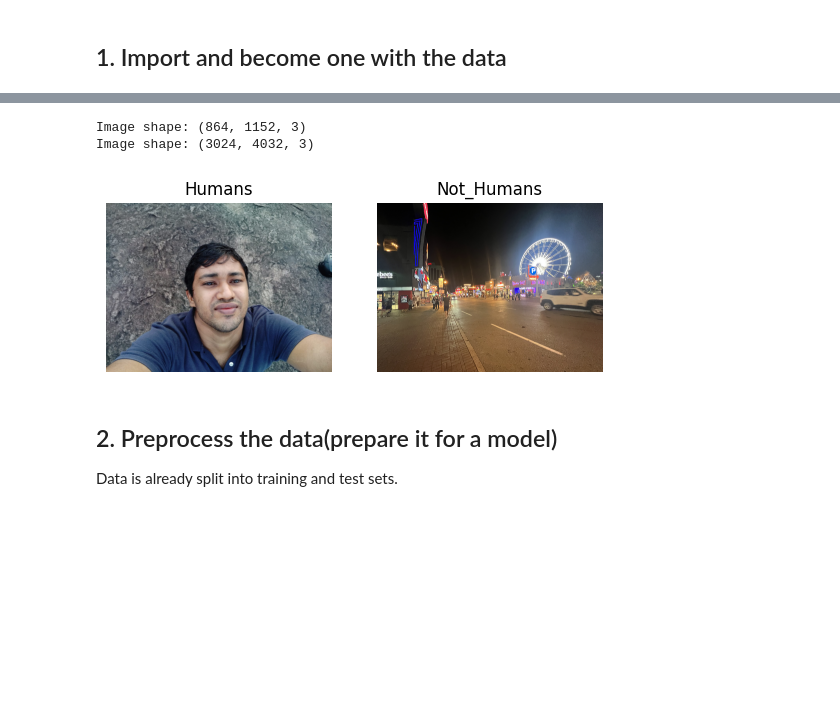
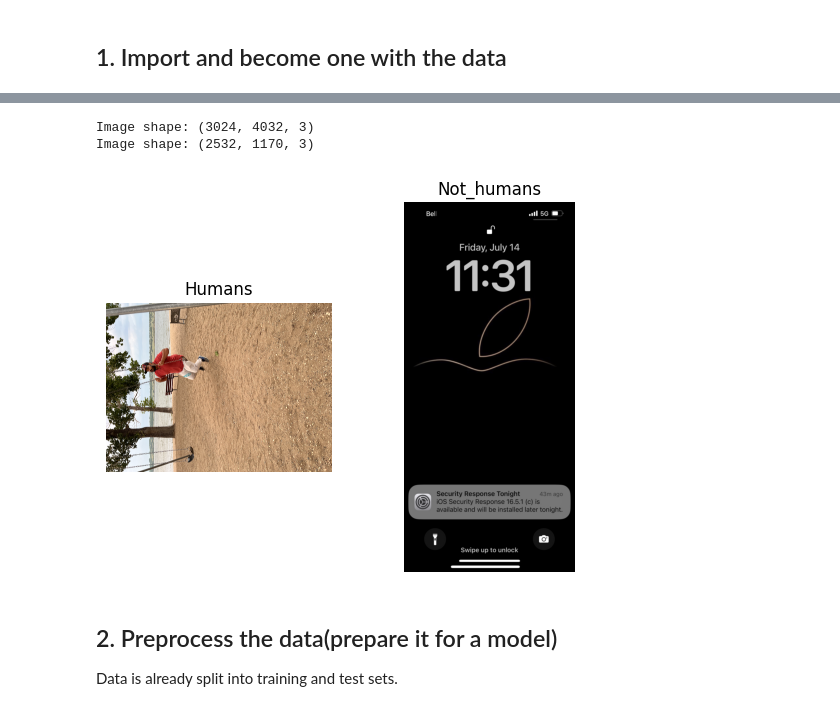
Before and after one commit to charles01george/Humans_or_not, a Jupyter notebook: Humans_or_not_Sample.ipynb, the cells around one changed output, grey strips where cells are left out. Cells and saved outputs as stored; diff of their text form; code cells hidden in the pictures; blank space fills up the shorter version.

```diff
--- a/Humans_or_not_Sample.ipynb
+++ b/Humans_or_not_Sample.ipynb
@@ -17,7 +17,7 @@ os.listdir(data)
 import pathlib
 import numpy as np
 
-data_dir = pathlib.Path("/content/drive/MyDrive/Humans_or_Not_Sample_project/Train")  # turn training path into a python path
+data_dir = pathlib.Path("/content/drive/MyDrive/Humans_or_Not/Train")  # turn training path into a python path
 class_names = np.array([item.name for item in data_dir.glob('*')])
 print(class_names)
 # %% [output]
@@ -78,13 +78,13 @@ img.shape
 # %%
 plt.figure()
 plt.subplot(1, 2, 1)
-humans = view_random_image("/content/drive/MyDrive/Humans_or_Not_Sample_project/Train/", "Humans")
+humans = view_random_image("/content/drive/MyDrive/Humans_or_Not/Train/", "Humans")
 plt.subplot(1, 2, 2)
-not_humans = view_random_image("/content/drive/MyDrive/Humans_or_Not_Sample_project/Train/", "Not_Humans")
+not_humans = view_random_image("/content/drive/MyDrive/Humans_or_Not/Train/", "Not_humans")
 # %% [output]
-Image shape: (864, 1152, 3)
 Image shape: (3024, 4032, 3)
+Image shape: (2532, 1170, 3)
-[figure, old version]
+[figure, new version]
 # %% [markdown]
 ## 2. Preprocess the data(prepare it for a model)
 
```
Also changed, not shown: parts of 79 cells of this notebook.
